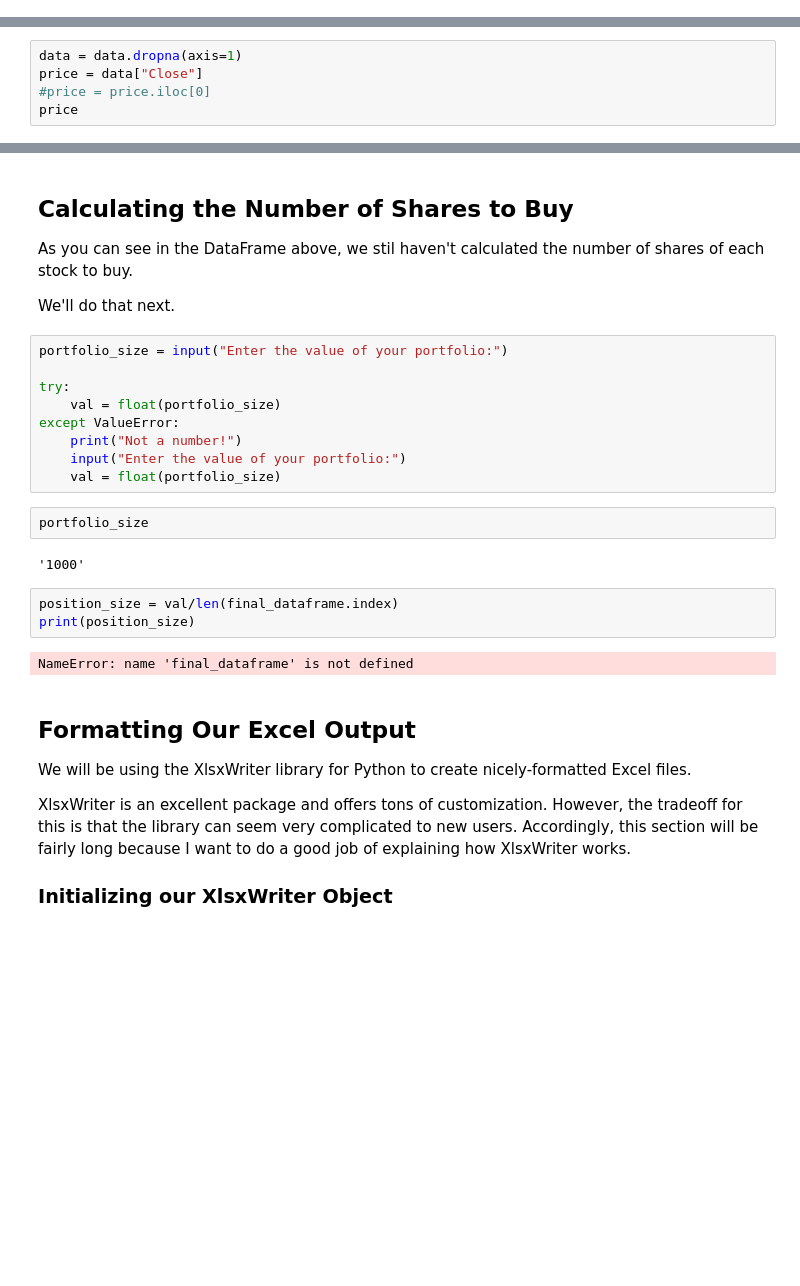
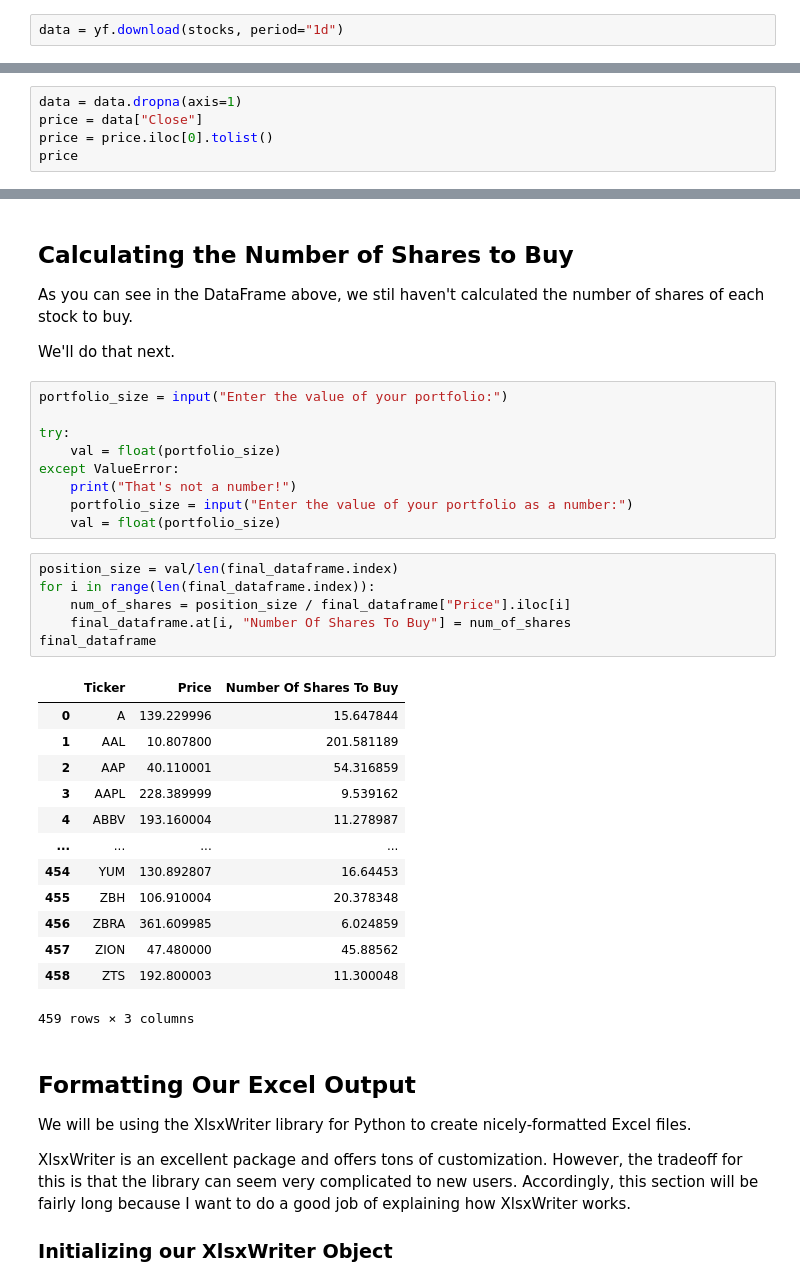
Before and after one commit to OjmJakon/Mini-Projects, a Jupyter notebook: Quantitative Finance/Equal Weight S&P 500.ipynb, the cells around one changed output, grey strips where cells are left out. Saved outputs shown, nothing was run; the diff lists cells and outputs as text; blank space fills up the shorter version.

```diff
--- a/Quantitative Finance/Equal Weight S&P 500.ipynb
+++ b/Quantitative Finance/Equal Weight S&P 500.ipynb
@@ -63,0 +85,2 @@ data = yf.download(stocks, start="2024-09-22", end="2024-09-22")
+# %%
+data = yf.download(stocks, period="1d")
@@ -66,6 +95,6 @@ Since we have some data that failed to download, we should drop it out of our an
 # %%
 data = data.dropna(axis=1)
 price = data["Close"]
-#price = price.iloc[0]
+price = price.iloc[0].tolist()
 price
 # %% [output]
@@ -110,18 +165,29 @@ portfolio_size = input("Enter the value of your portfolio:")
 try:
     val = float(portfolio_size)
 except ValueError:
-    print("Not a number!")
-    input("Enter the value of your portfolio:")
+    print("That's not a number!")
+    portfolio_size = input("Enter the value of your portfolio as a number:")
     val = float(portfolio_size)
-# %%
-portfolio_size
-# %% [output]
-'1000'
-# %%
-position_size = val/len(final_dataframe.index)
-print(position_size)
-# %% [output]
-NameError: name 'final_dataframe' is not defined
+# %%
+position_size = val/len(final_dataframe.index)
+for i in range(len(final_dataframe.index)):
+    num_of_shares = position_size / final_dataframe["Price"].iloc[i]
+    final_dataframe.at[i, "Number Of Shares To Buy"] = num_of_shares
+final_dataframe
+# %% [output]
+|  | Ticker | Price | Number Of Shares To Buy |
+| 0 | A | 139.229996 | 15.647844 |
+| 1 | AAL | 10.807800 | 201.581189 |
+| 2 | AAP | 40.110001 | 54.316859 |
+| 3 | AAPL | 228.389999 | 9.539162 |
+| 4 | ABBV | 193.160004 | 11.278987 |
+| ... | ... | ... | ... |
+| 454 | YUM | 130.892807 | 16.64453 |
+| 455 | ZBH | 106.910004 | 20.378348 |
+| 456 | ZBRA | 361.609985 | 6.024859 |
+| 457 | ZION | 47.480000 | 45.88562 |
+| 458 | ZTS | 192.800003 | 11.300048 |
+459 rows × 3 columns
 # %% [markdown]
 ## Formatting Our Excel Output
 
```
Also changed, not shown: parts of 13 cells of this notebook.
